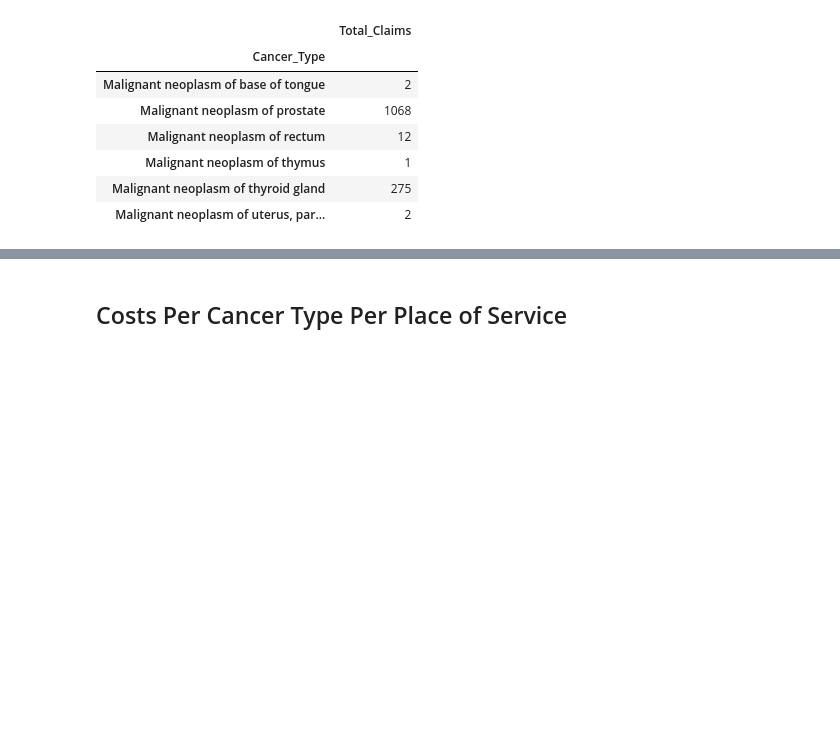
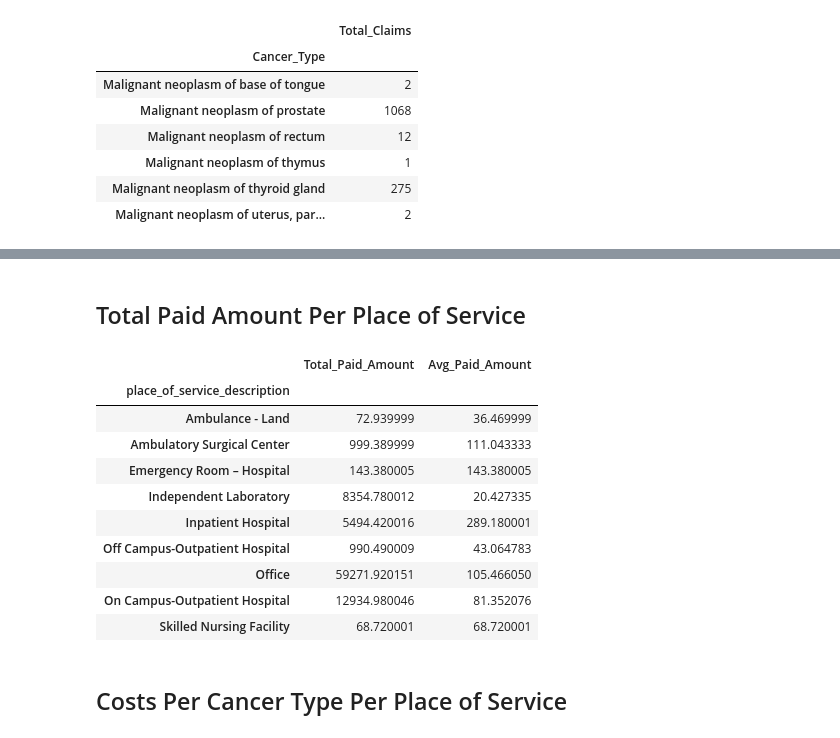
Before and after one commit to adhm271/tuva-demo-color-interview-202512, a Jupyter notebook: cancer_seqmentation.ipynb, the cells around one changed output, grey strips where cells are left out. Drawn from its saved outputs; the diff is of its cells as text; code cells hidden in the pictures; blank space fills up the shorter version.

```diff
--- a/cancer_seqmentation.ipynb
+++ b/cancer_seqmentation.ipynb
@@ -230,3 +247,23 @@ dx_claims
+# %% [markdown]
+## Total Paid Amount Per Place of Service
+# %%
+visit_type_cost = cancer_billing_raw[['place_of_service_description', 'paid_amount']].groupby('place_of_service_description').agg(
+    Total_Paid_Amount=('paid_amount', 'sum'),
+    Avg_Paid_Amount=('paid_amount', 'mean'))
+
+visit_type_cost
+# %% [output]
+|  | Total_Paid_Amount | Avg_Paid_Amount |
+| place_of_service_description |  |  |
+| Ambulance - Land | 72.939999 | 36.469999 |
+| Ambulatory Surgical Center | 999.389999 | 111.043333 |
+| Emergency Room – Hospital | 143.380005 | 143.380005 |
+| Independent Laboratory | 8354.780012 | 20.427335 |
+| Inpatient Hospital | 5494.420016 | 289.180001 |
+| Off Campus-Outpatient Hospital | 990.490009 | 43.064783 |
+| Office | 59271.920151 | 105.466050 |
+| On Campus-Outpatient Hospital | 12934.980046 | 81.352076 |
+| Skilled Nursing Facility | 68.720001 | 68.720001 |
 # %% [markdown]
 ## Costs Per Cancer Type Per Place of Service
 # %%
```
Also changed, not shown: parts of 3 cells of this notebook.
